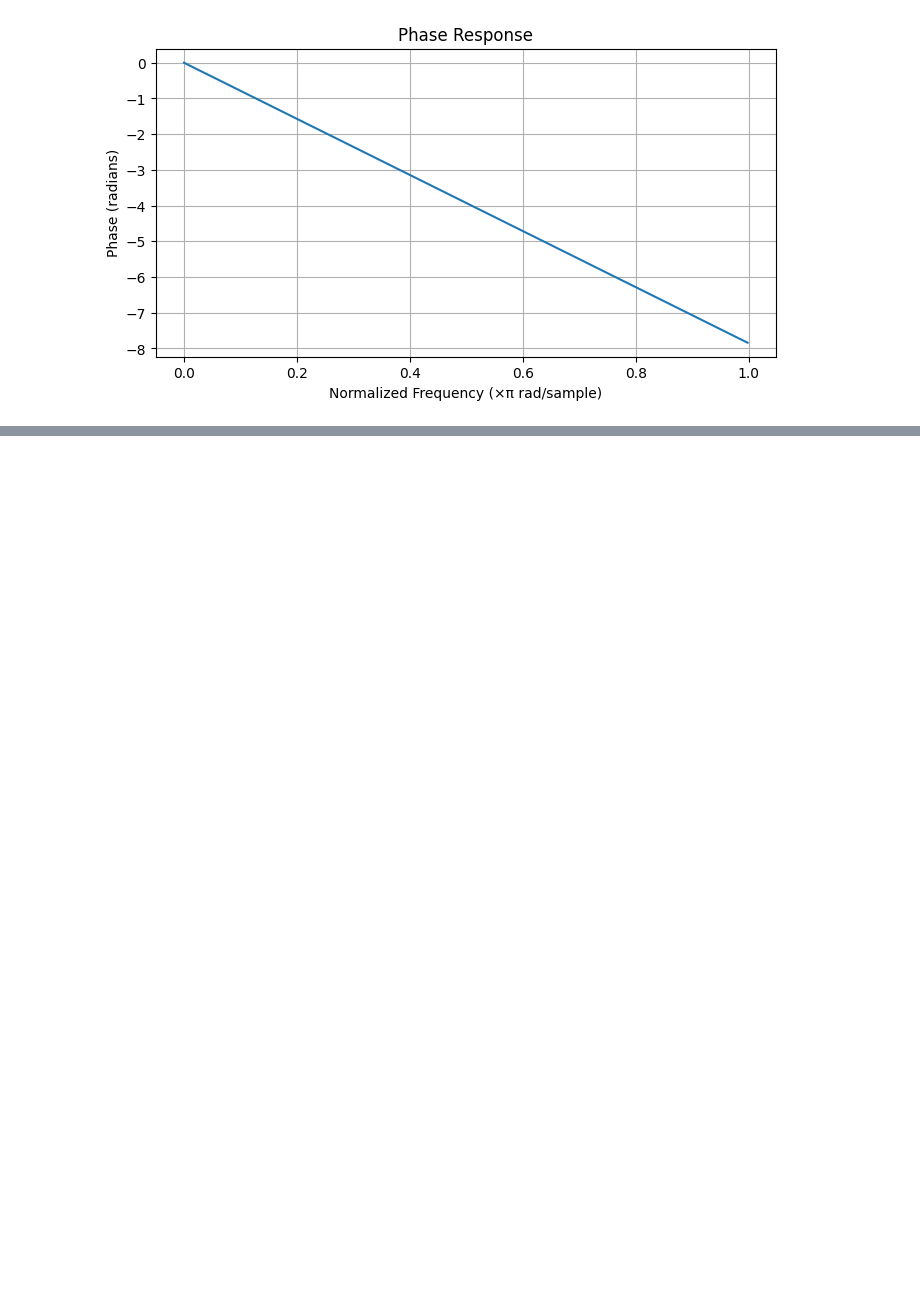
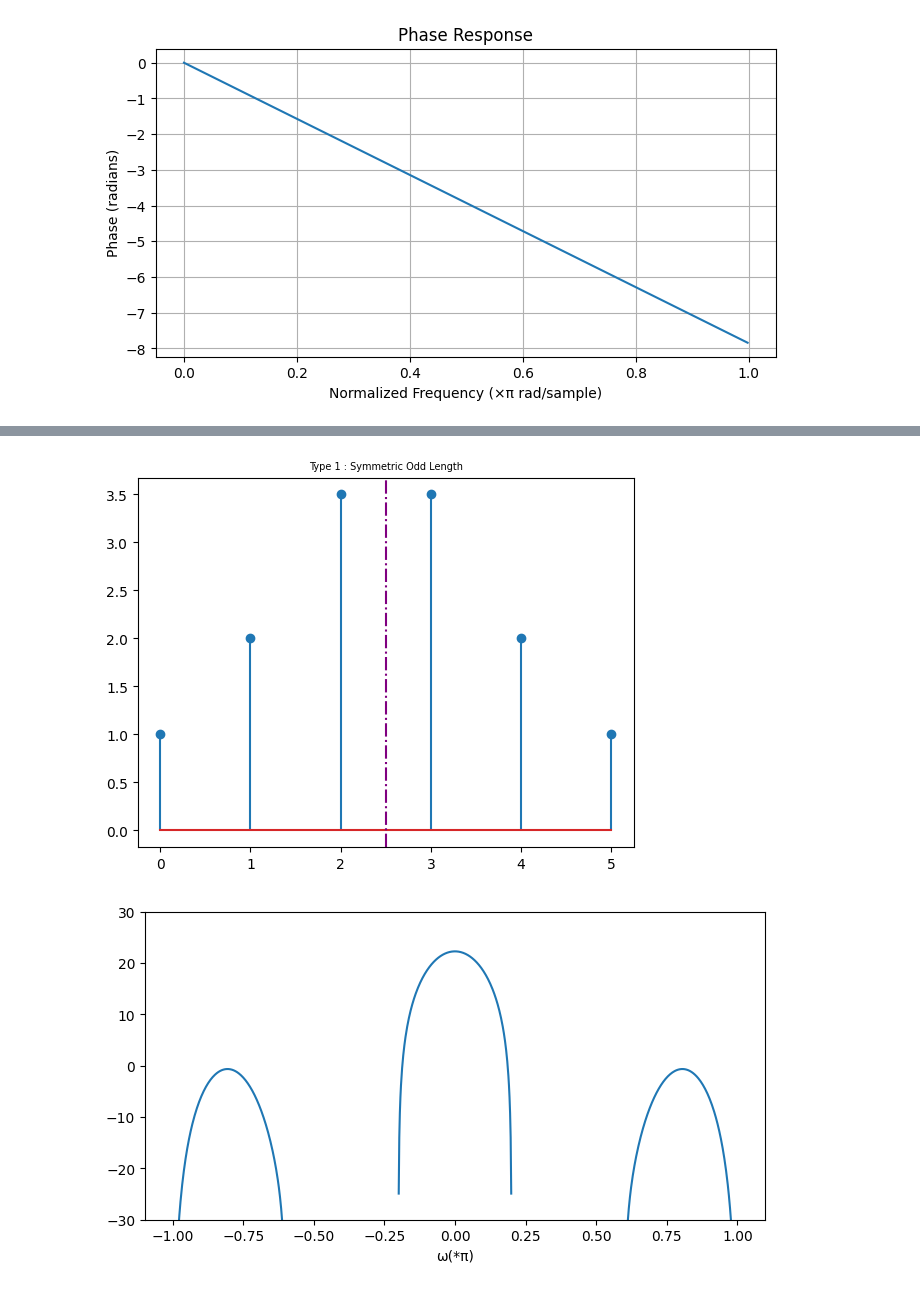
Before and after one commit to zharfanw/zhongshan_dsp_python, a Jupyter notebook: 11_Filter_Introduction.ipynb, the cells around one changed output, grey strips where cells are left out. Cells and saved outputs as stored; diff of their text form; code cells hidden in the pictures; blank space fills up the shorter version.

```diff
--- a/11_Filter_Introduction.ipynb
+++ b/11_Filter_Introduction.ipynb
@@ -522,0 +530,20 @@ plot_fir_phase_resp(t1)
+# %%
+h2 = np.array([1,2,3.5,3.5,2,1])
+L = len(h2)
+N = L - 1
+plt.stem(h2)
+plt.axvline(N/2, color ='purple', linestyle="-.")
+plt.title('Type 1 : Symmetric Odd Length',fontsize= 7)
+
+H_2,omega,omega_label = impulse2dft(h2)
+H_2_db = 20*np.log10(np.abs(H_2))
+plt.figure(figsize=(8, 4))
+plt.plot(omega_label,H_2_db)
+plt.xlabel("ω(*π)")
+plt.ylim(-30,30)
+
+plot_fir_zero_pole(h2)
+plot_fir_phase_resp(h2)
+# %% [output]
+[figure, added]
+[figure, added]
```
Also changed, not shown: parts of 2 cells of this notebook.
